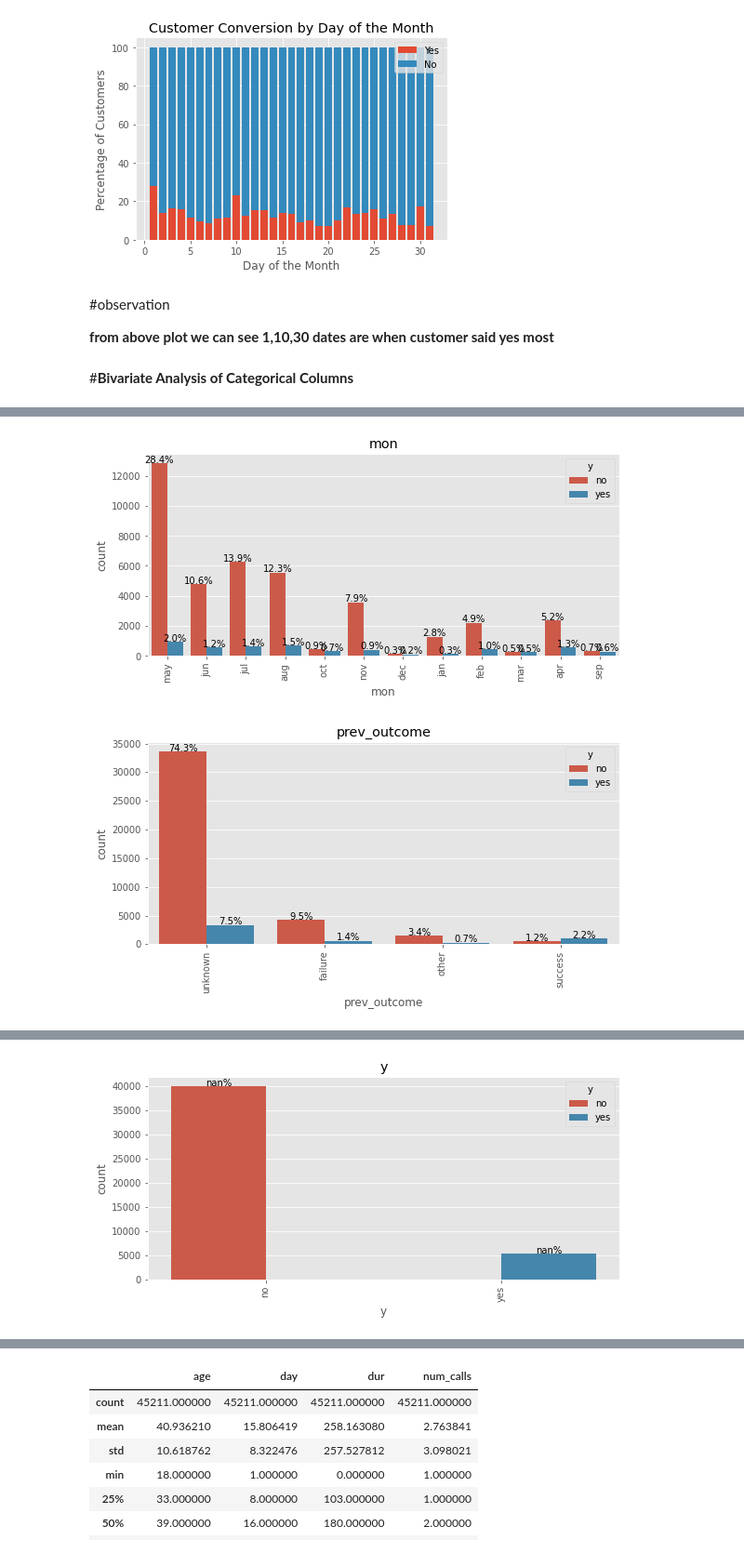
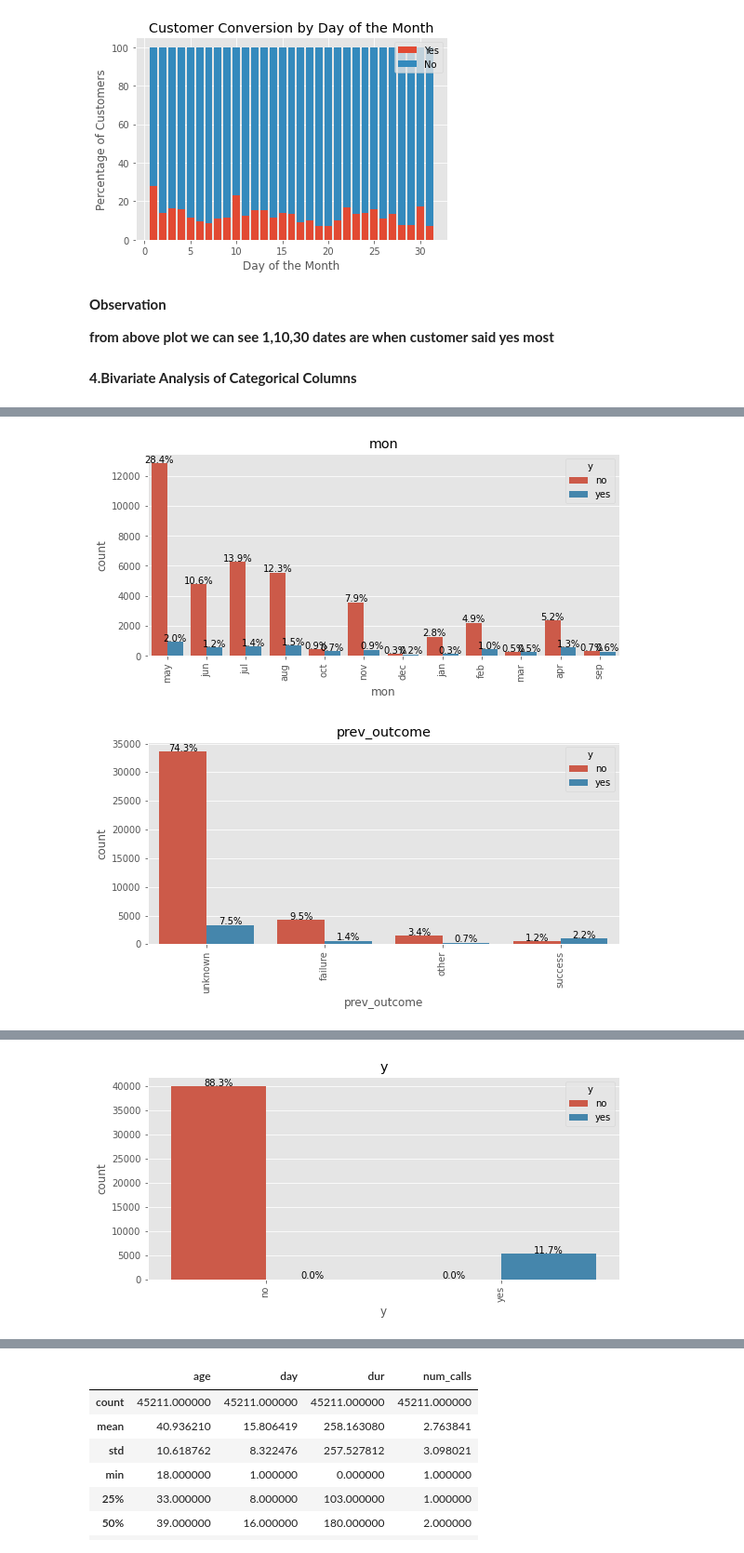
Before and after one commit to Shubh4545/Customer-conversion-prediction, a Jupyter notebook: Customer_conversion_prediction_3_0.ipynb, the cells around one changed output, grey strips where cells are left out. Shown: that part at 93% size. Saved outputs shown, nothing was run; the diff lists cells and outputs as text; code cells hidden in the pictures.

```diff
--- a/Customer_conversion_prediction_3_0.ipynb
+++ b/Customer_conversion_prediction_3_0.ipynb
@@ -28,7 +29,7 @@ import warnings
 warnings.filterwarnings("ignore", category=DeprecationWarning)
 # %%
 # load the dataset
-df = pd.read_csv('/content/Customer Conversion Prediction - Customer Conversion Prediction.csv')
+df = pd.read_csv('Customer Conversion Prediction - Customer Conversion Prediction.csv')
 print("shape of the data:", df.shape)
 df.head()
 # %% [output]
@@ -240,17 +262,18 @@ plt.show()
 # %% [output]
 [figure]
 # %% [markdown]
-#observation
+ **Observation**
 
 **from above plot we can see 1,10,30 dates are when customer said yes most**
 # %% [markdown]
-#**Bivariate Analysis of Categorical Columns**
+**4.Bivariate Analysis of Categorical Columns**
 # %%
 plt.style.use("ggplot")
+
 for column in cat_var:
     plt.figure(figsize=(20,4))
     ax = plt.subplot(121)
-    sns.countplot(df[column], hue=df["y"])
+    sns.countplot(x=column, hue="y", data=df)
     plt.title(column)
     plt.xticks(rotation=90)
 
@@ -259,4 +282,6 @@ for column in cat_var:
         height = p.get_height()
         total = sum([p.get_height() for p in ax.patches if p.get_x() == p.get_x()])
         ax.text(p.get_x()+p.get_width()/2., height+50, f"{height/total*100:.1f}%", ha="center")
+
+    plt.show()
 # %% [output]
@@ -275,2 +294,2 @@ WARNING:matplotlib.text:posx and posy should be finite values
-[figure, old version]
+[figure, new version]
 # %% [markdown]
```
Also changed, not shown: parts of 43 cells of this notebook.
